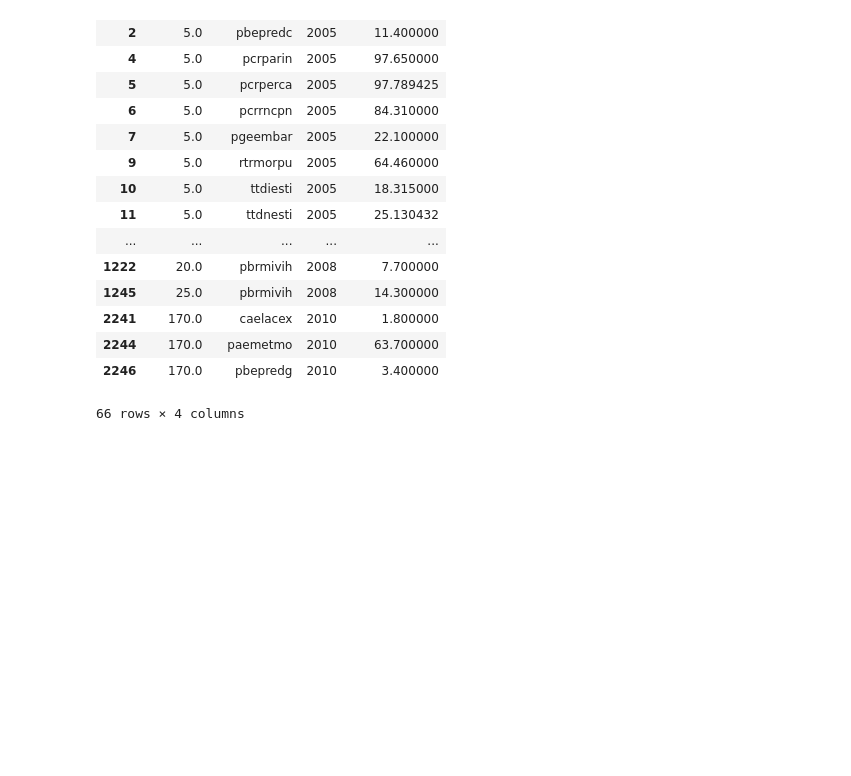
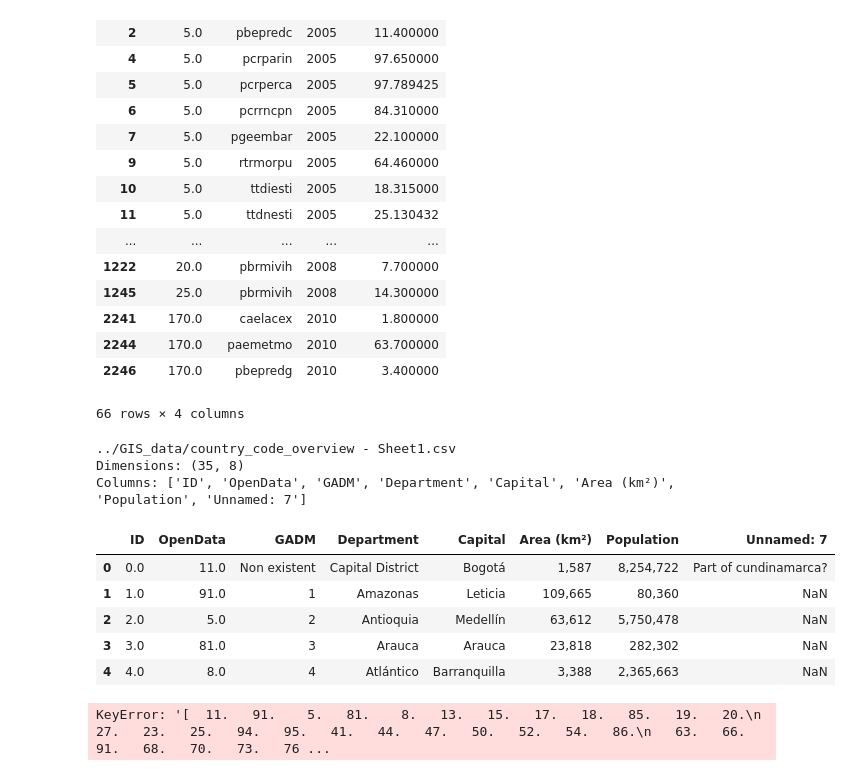
Before and after one commit to gralgomez/latam_datathlon_2017, a Jupyter notebook: Python/Exploring_datasets_3.ipynb, the cells around one changed output. Drawn from its saved outputs; the diff is of its cells as text; code cells hidden in the pictures; blank space fills up the shorter version.

```diff
--- a/Python/Exploring_datasets_3.ipynb
+++ b/Python/Exploring_datasets_3.ipynb
@@ -174,3 +172,23 @@ by_indicador_melted_not_NA.head()
 | 2244 | 170.0 | paemetmo | 2010 | 63.700000 |
 | 2246 | 170.0 | pbepredg | 2010 | 3.400000 |
 66 rows × 4 columns
+# %%
+#reading GIS Dataframe
+GISdf = summarize_data('../GIS_data/country_code_overview - Sheet1.csv')
+# %% [output]
+../GIS_data/country_code_overview - Sheet1.csv
+Dimensions: (35, 8)
+Columns: ['ID', 'OpenData', 'GADM', 'Department', 'Capital', 'Area (km²)', 'Population', 'Unnamed: 7']
+# %%
+GISdf.head()
+# %% [output]
+|  | ID | OpenData | GADM | Department | Capital | Area (km²) | Population | Unnamed: 7 |
+| 0 | 0.0 | 11.0 | Non existent | Capital District | Bogotá | 1,587 | 8,254,722 | Part of cundinamarca? |
+| 1 | 1.0 | 91.0 | 1 | Amazonas | Leticia | 109,665 | 80,360 | NaN |
+| 2 | 2.0 | 5.0 | 2 | Antioquia | Medellín | 63,612 | 5,750,478 | NaN |
+| 3 | 3.0 | 81.0 | 3 | Arauca | Arauca | 23,818 | 282,302 | NaN |
+| 4 | 4.0 | 8.0 | 4 | Atlántico | Barranquilla | 3,388 | 2,365,663 | NaN |
+# %%
+pd.DataFrame.merge(GISdf[['OpenData', 'GADM', 'Department']], median_melted_not_NA, on=GISdf['OpenData'])
+# %% [output]
+KeyError: '[  11.   91.    5.   81.    8.   13.   15.   17.   18.   85.   19.   20.\n   27.   23.   25.   94.   95.   41.   44.   47.   50.   52.   54.   86.\n   63.   66.   91.   68.   70.   73.   76 ...
```
Also changed, not shown: parts of 1 cell of this notebook.
